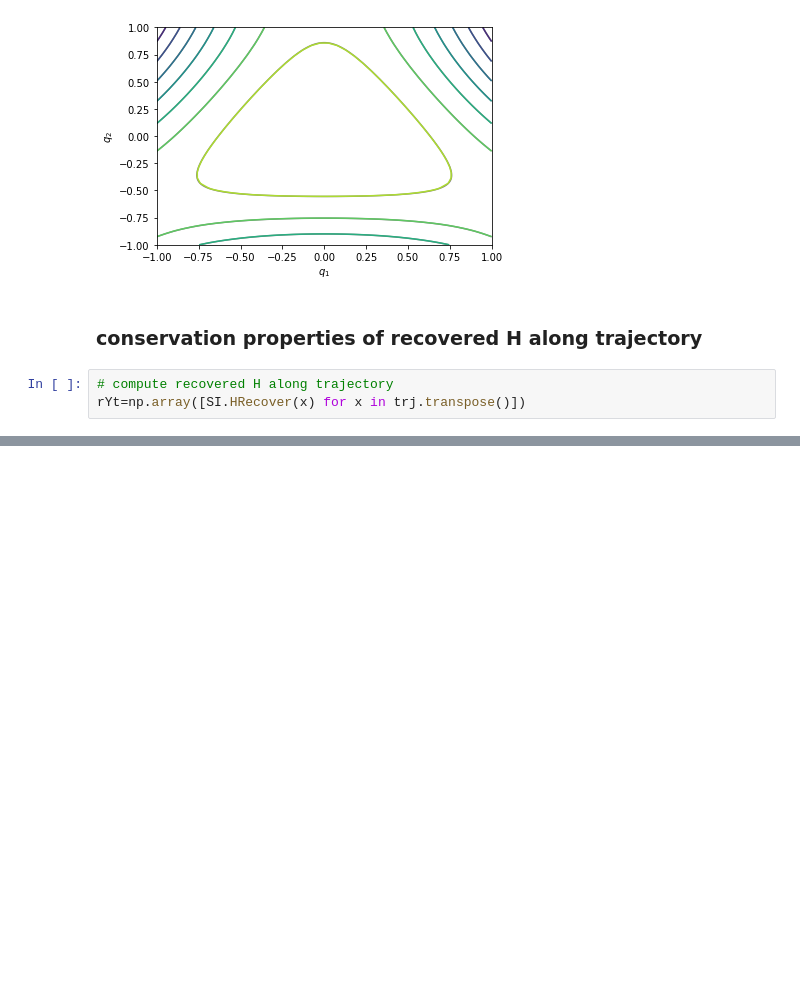
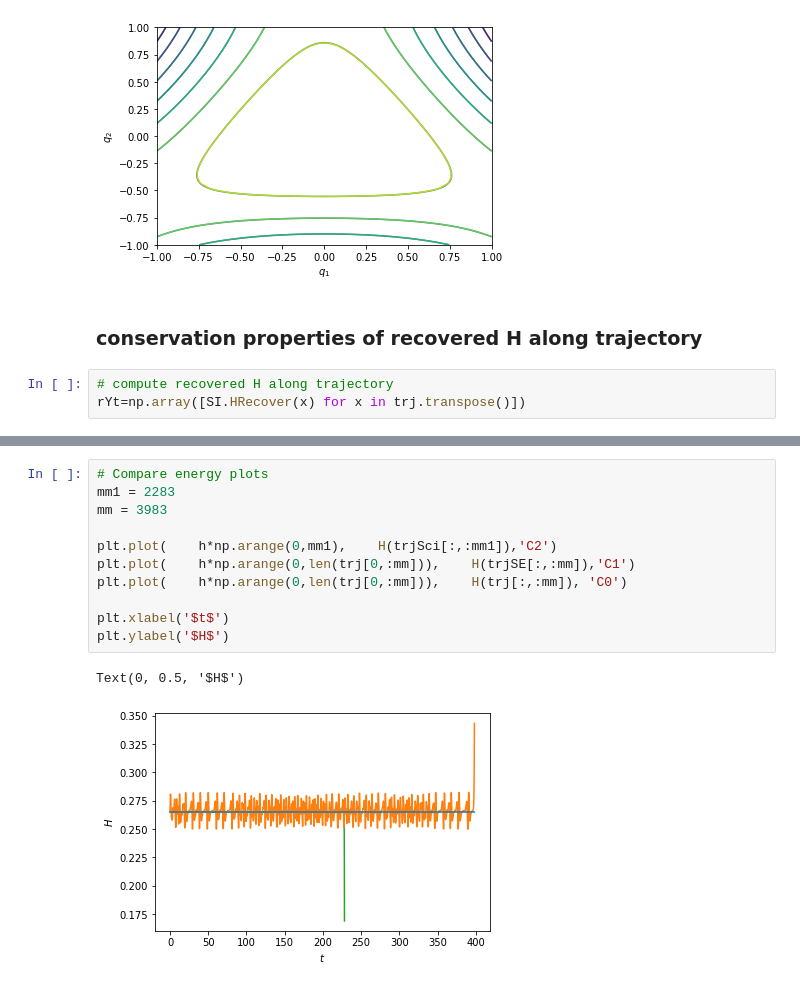
Before and after one commit to Christian-Offen/symplectic-shadow-integration, a Jupyter notebook: HenonHeilsSE.ipynb, the cells around one changed output, grey strips where cells are left out. Saved outputs shown, nothing was run; the diff lists cells and outputs as text; blank space fills up the shorter version.

```diff
--- a/HenonHeilsSE.ipynb
+++ b/HenonHeilsSE.ipynb
@@ -141,0 +170,14 @@ Text(0.5, 0, '$t$')
+# %%
+# Compare energy plots
+mm1 = 2283
+mm = 3983
+
+plt.plot(    h*np.arange(0,mm1),    H(trjSci[:,:mm1]),'C2')
+plt.plot(    h*np.arange(0,len(trj[0,:mm])),    H(trjSE[:,:mm]),'C1')
+plt.plot(    h*np.arange(0,len(trj[0,:mm])),    H(trj[:,:mm]), 'C0')
+
+plt.xlabel('$t$')
+plt.ylabel('$H$')
+# %% [output]
+Text(0, 0.5, '$H$')
+[figure, added]
```
Also changed, not shown: parts of 13 cells of this notebook, 3 other files.
